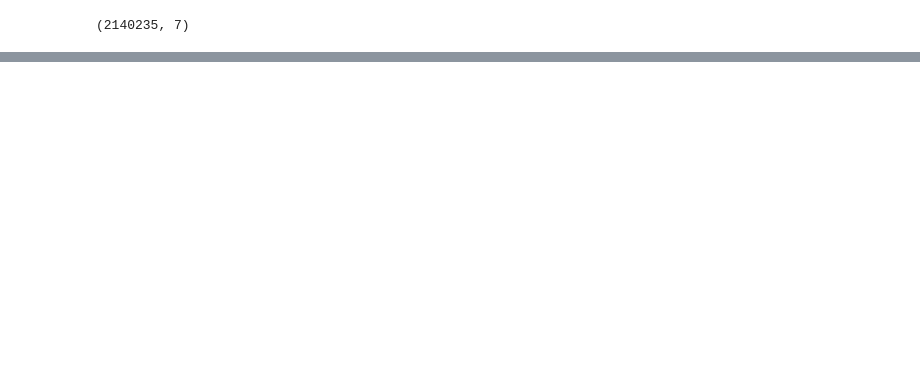
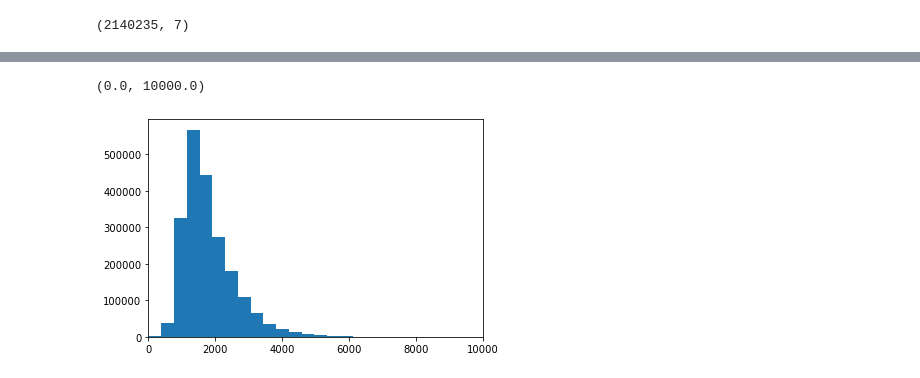
Before and after one commit to Chenchen070/regression, a Jupyter notebook: wrangle_exercises.ipynb, the cells around one changed output, grey strips where cells are left out. Cells and saved outputs as stored; diff of their text form; code cells hidden in the pictures; blank space fills up the shorter version.

```diff
--- a/wrangle_exercises.ipynb
+++ b/wrangle_exercises.ipynb
@@ -153,8 +251,8 @@ memory usage: 130.6 MB
 def wrangle_zillow():
     df = new_zillow_data()
     df = df.dropna()
-    df[['bedroomcnt','bathroomcnt', 'calculatedfinishedsquarefeet','taxvaluedollarcnt',\
-        'yearbuilt', 'fips']] = df[['bedroomcnt','bathroomcnt', 'calculatedfinishedsquarefeet','taxvaluedollarcnt',\
+    df[['bedroomcnt', 'calculatedfinishedsquarefeet','taxvaluedollarcnt',\
+        'yearbuilt', 'fips']] = df[['bedroomcnt', 'calculatedfinishedsquarefeet','taxvaluedollarcnt',\
         'yearbuilt', 'fips']].astype('int')
 
     return df
@@ -175,0 +422,3 @@ df2.shape
+# %%
+df = wrangle_zillow()
+df.head()
@@ -175,0 +459,6 @@ df2.shape
+# %%
+plt.hist(df.calculatedfinishedsquarefeet, bins=2500)
+plt.xlim(0, 10000)
+# %% [output]
+(0.0, 10000.0)
+[figure, added]
```
Also changed, not shown: parts of 32 cells of this notebook.
